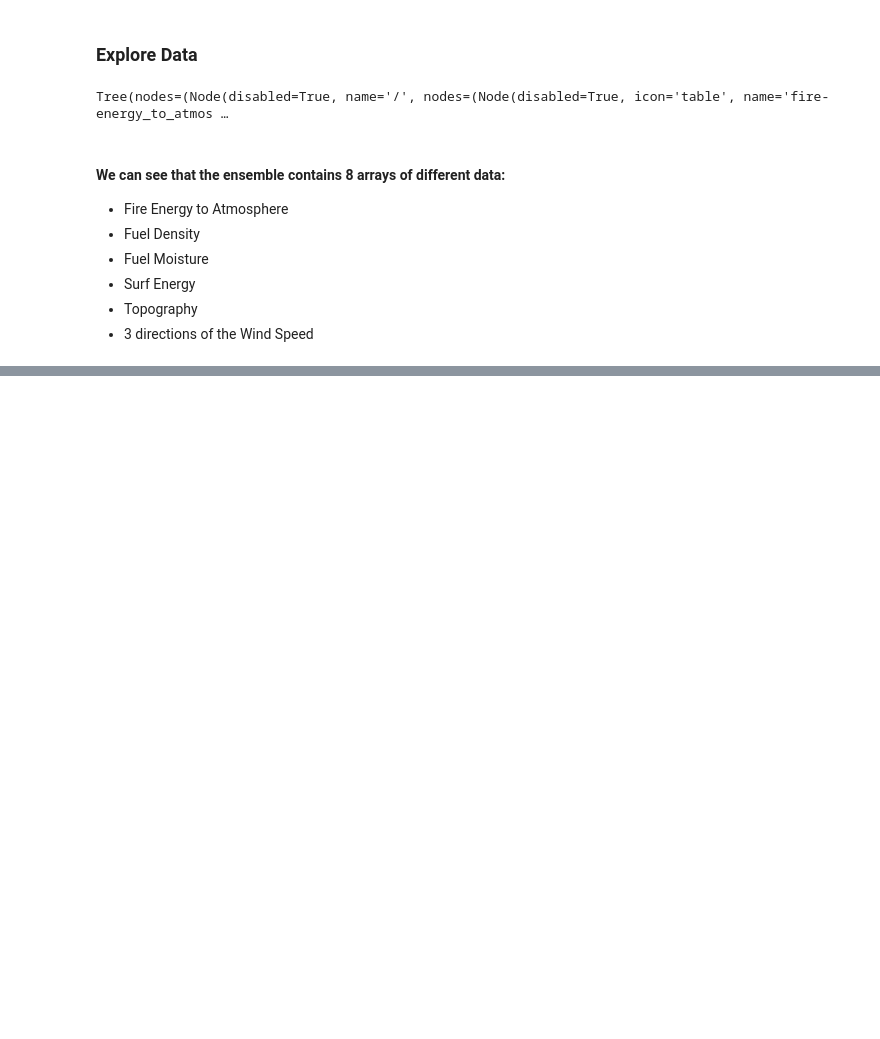
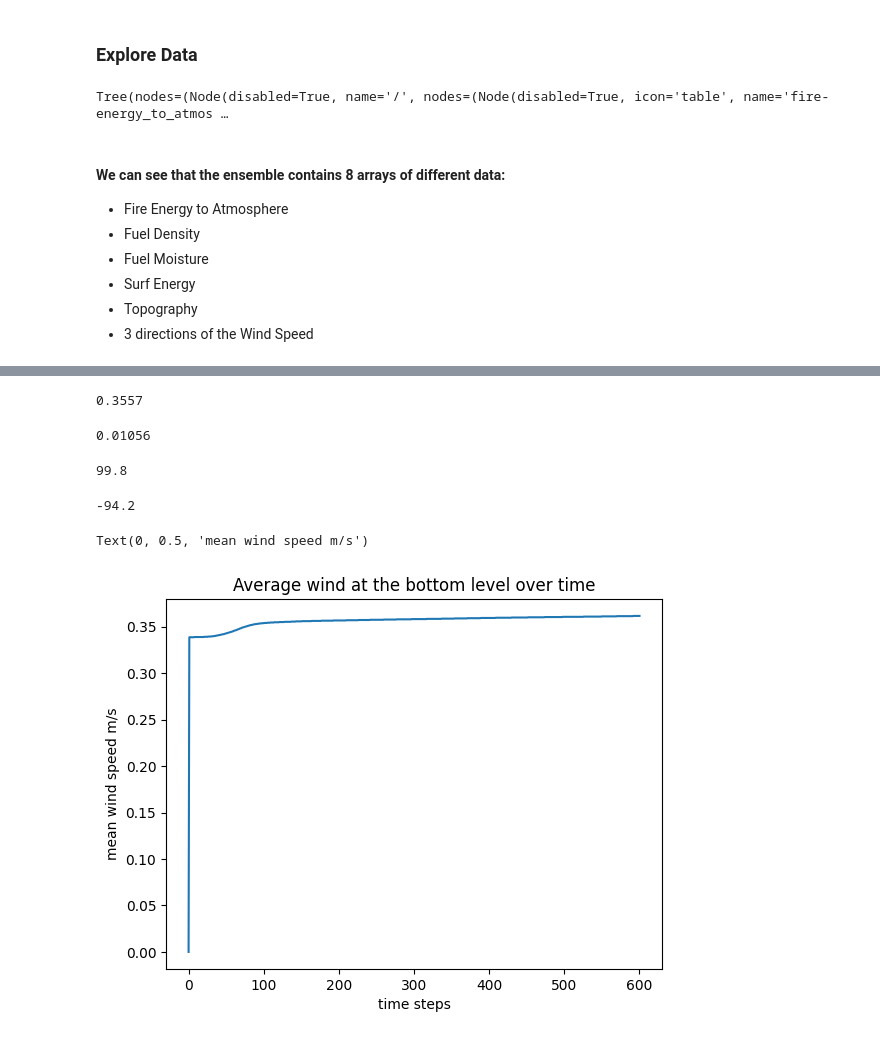
Before and after one commit to bdwivedi/dse260_capstone_project, a Jupyter notebook: bp3d_dataset.ipynb, the cells around one changed output, grey strips where cells are left out. Cells and saved outputs as stored; diff of their text form; code cells hidden in the pictures; blank space fills up the shorter version.

```diff
--- a/bp3d_dataset.ipynb
+++ b/bp3d_dataset.ipynb
@@ -68,0 +101,2 @@ Tree(nodes=(Node(disabled=True, name='/', nodes=(Node(disabled=True, icon='table
+# %%
+windu = np.array(out[2].zarr['windu'])
@@ -68,0 +123,27 @@ Tree(nodes=(Node(disabled=True, name='/', nodes=(Node(disabled=True, icon='table
+# %%
+windu.mean()
+# %% [output]
+0.3557
+# %%
+windu[1,:,:,:].std()
+# %% [output]
+0.01056
+# %%
+windu.max()
+# %% [output]
+99.8
+# %%
+windu.min()
+# %% [output]
+-94.2
+# %%
+windu_mean_over_time = [ windu[x,0,:,:].mean() for x in range(601)]
+time = [x for x in range(601)]
+plt.plot(time, windu_mean_over_time)
+plt.title('Average wind at the bottom level over time')
+plt.xlabel('time steps')
+plt.ylabel('mean wind speed m/s')
+# windu_mean_over_time
+# %% [output]
+Text(0, 0.5, 'mean wind speed m/s')
+[figure, added]
```
Also changed, not shown: parts of 15 cells of this notebook.
